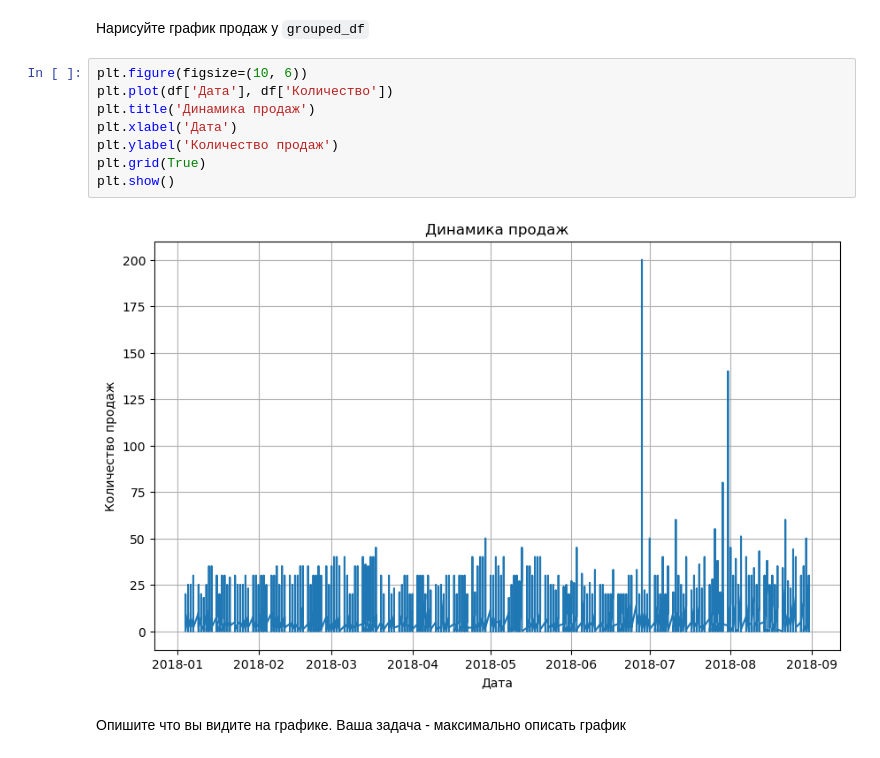
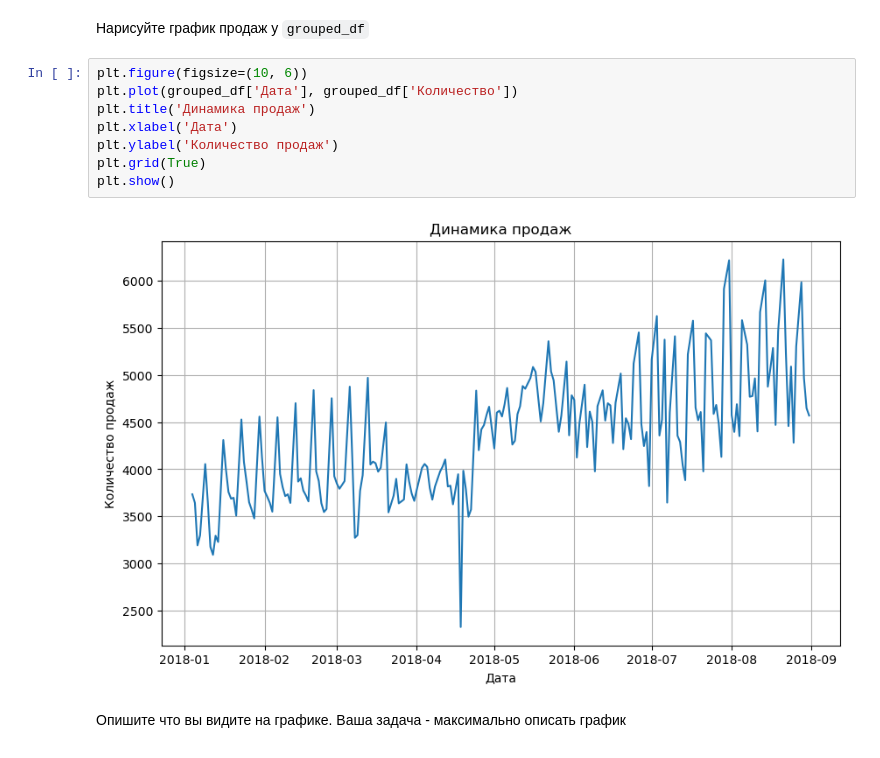
Before and after one commit to woofdanny/Python, a Jupyter notebook: Блок 3.ipynb, the cells around one changed output. Saved outputs shown, nothing was run; the diff lists cells and outputs as text.

```diff
--- a/Блок 3.ipynb
+++ b/Блок 3.ipynb
@@ -65,14 +65,14 @@ grouped_df.head()
 Нарисуйте график продаж у `grouped_df`
 # %%
 plt.figure(figsize=(10, 6))
-plt.plot(df['Дата'], df['Количество'])
+plt.plot(grouped_df['Дата'], grouped_df['Количество'])
 plt.title('Динамика продаж')
 plt.xlabel('Дата')
 plt.ylabel('Количество продаж')
 plt.grid(True)
 plt.show()
 # %% [output]
-[figure, old version]
+[figure, new version]
 # %% [markdown]
 Опишите что вы видите на графике. Ваша задача - максимально описать график
 # %% [markdown]
```
Also changed, not shown: parts of 4 cells of this notebook, 1 other file.
